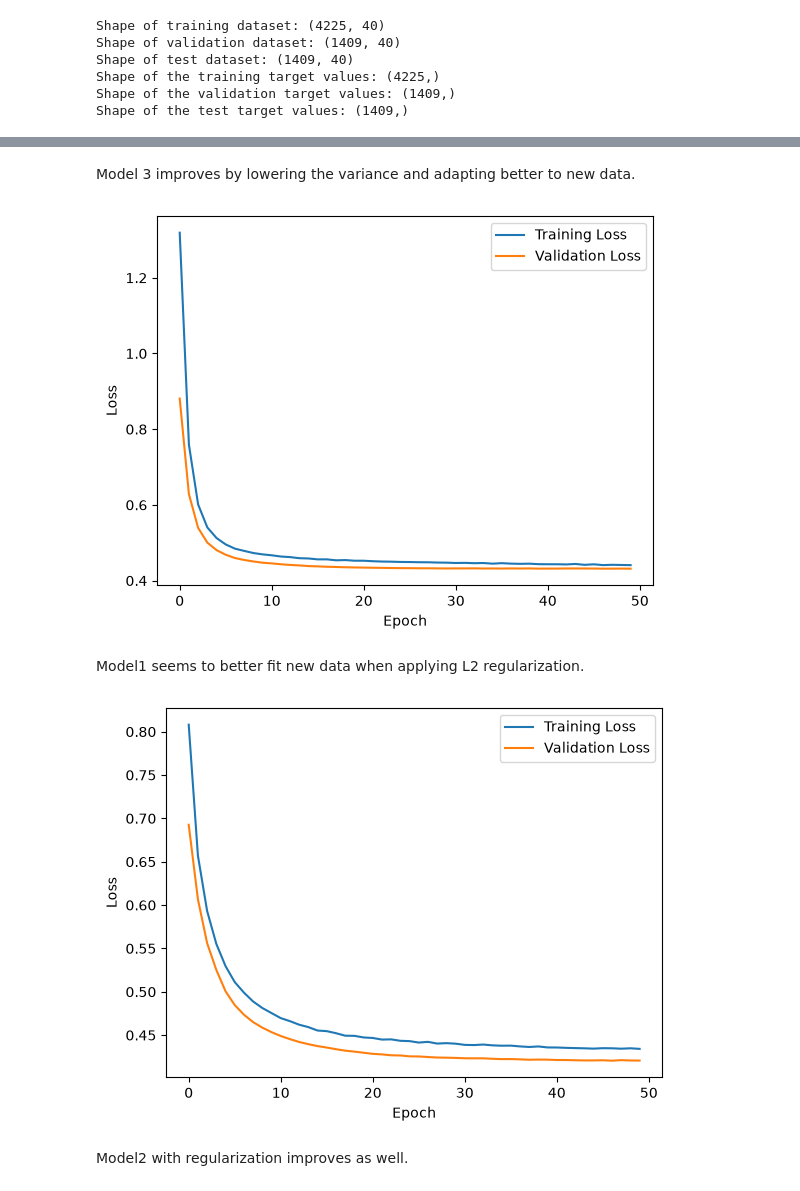
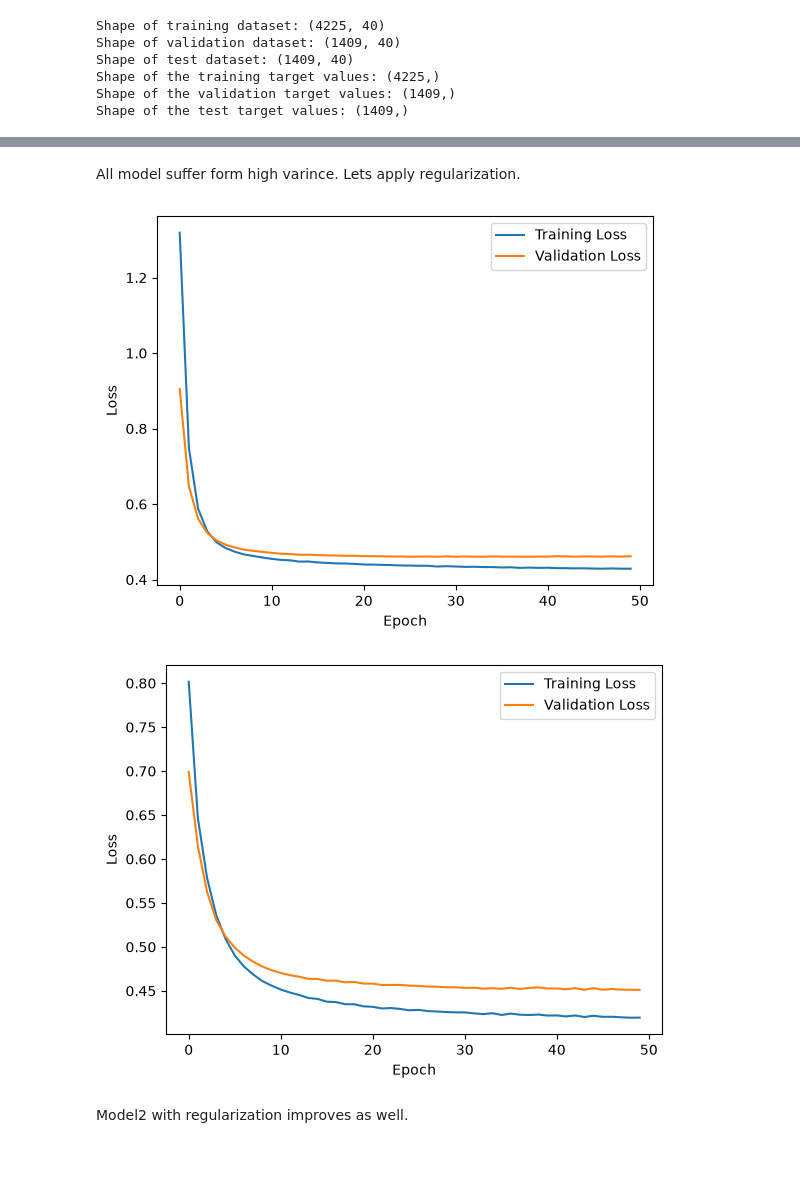
Before and after one commit to andrsma/Telco-Churn, a Jupyter notebook: notebooks/AI_Project_Beginner_Level.ipynb, the cells around one changed output, grey strips where cells are left out. Saved outputs shown, nothing was run; the diff lists cells and outputs as text; code cells hidden in the pictures; blank space fills up the shorter version.

```diff
--- a/notebooks/AI_Project_Beginner_Level.ipynb
+++ b/notebooks/AI_Project_Beginner_Level.ipynb
@@ -307,14 +299,14 @@ Dataset shape before one-hot-encoding categorical features: (7043, 20)
 Dataset shape after one-hot-encoding categorical features (7043, 41)
 # %%
 #Separate dataset into features and label
-y_nn = dataset['Churn']
+y = dataset['Churn']
 #y_dt = dataset['Churn']
-X_nn = dataset.drop('Churn', axis=1)
+X = dataset.drop('Churn', axis=1)
 #X_dt = dataset.drop('Churn', axis=1)
 
-print(y_nn.shape)
+print(y.shape)
 #print(y_dt.shape)
-print(X_nn.shape)
+print(X.shape)
 #print(X_dt.shape)
 # %% [output]
 (7043,)
@@ -336,16 +328,16 @@ The label data is skewed since approximately 74.5% of labels are No-Churn and 25
 #We need to split the dataset intro training, validate and test sets. Sets will be split using a 60/20/20 rule.
 from sklearn.model_selection import train_test_split
 
-X_train_nn, X_, y_train_nn, y_ = train_test_split(X_nn, y_nn, test_size=0.4, random_state=3)
+X_train, X_, y_train, y_ = train_test_split(X, y, test_size=0.4, random_state=3, stratify=y)
 
-X_val_nn, X_test_nn, y_val_nn, y_test_nn = train_test_split(X_, y_, test_size=0.5, random_state=3)
+X_val, X_test, y_val, y_test = train_test_split(X_, y_, test_size=0.5, random_state=3, stratify=y_)
 
-print(f'Shape of training dataset: {X_train_nn.shape}')
-print(f'Shape of validation dataset: {X_val_nn.shape}')
-print(f'Shape of test dataset: {X_test_nn.shape}')
-print(f'Shape of the training target values: {y_train_nn.shape}')
-print(f'Shape of the validation target values: {y_val_nn.shape}')
-print(f'Shape of the test target values: {y_test_nn.shape}')
+print(f'Shape of training dataset: {X_train.shape}')
+print(f'Shape of validation dataset: {X_val.shape}')
+print(f'Shape of test dataset: {X_test.shape}')
+print(f'Shape of the training target values: {y_train.shape}')
+print(f'Shape of the validation target values: {y_val.shape}')
+print(f'Shape of the test target values: {y_test.shape}')
 # %% [output]
 Shape of training dataset: (4225, 40)
 Shape of validation dataset: (1409, 40)
@@ -359,10 +351,7 @@ from sklearn.preprocessing import StandardScaler
 
 columns_to_scale = ['tenure', 'MonthlyCharges', 'TotalCharges']
 
-scaler_nn = StandardScaler()
-X_train_nn_scaled = scaler_nn.fit_transform(X_train_nn, )
-X_val_nn_scaled = scaler_nn.transform(X_val_nn)
-X_test_nn_scaled = scaler_nn.transform(X_test_nn)
-
-type(X_train_nn_scaled)
-X_train_nn_scaled[:5,]
+scaler = StandardScaler()
+X_train_scaled = scaler.fit_transform(X_train, )
+X_val_scaled = scaler.transform(X_val)
+X_test_scaled = scaler.transform(X_test)
@@ -483,5 +454,5 @@ plt.show()
 # %% [markdown]
-Model 3 improves by lowering the variance and adapting better to new data.
+All model suffer form high varince. Lets apply regularization.
 # %%
 #Apply regularization for model1, model2 and model3
 from tensorflow.keras.regularizers import l2
@@ -498,8 +469,8 @@ model1_r = Sequential([
 model1_r.compile(optimizer='adam', loss=BinaryCrossentropy())
 
 history1_r =  model1_r.fit(
-    X_train_nn_scaled, y_train_nn,
-    validation_data=(X_val_nn_scaled, y_val_nn),
+    X_train_scaled, y_train,
+    validation_data=(X_val_scaled, y_val),
     epochs=50, verbose=0
 )
 
@@ -510,35 +481,33 @@ plt.ylabel('Loss')
 plt.legend()
 plt.show()
 # %% [output]
-[figure, old version]
+[figure, new version]
-# %% [markdown]
-Model1 seems to better fit new data when applying L2 regularization.
 # %%
 model2_r = Sequential([
     Input(shape=(40,)),
     Dense(16, activation='relu', kernel_regularizer=l2(0.01)),
     Dense(8, activation='relu', kernel_regularizer=l2(0.01)),
     Dense(1, activation='sigmoid')
 
 ])
 
 model2_r.compile(optimizer='adam', loss=BinaryCrossentropy())
 
 #Train model
 history2_r = model2_r.fit(
-    X_train_nn_scaled, y_train_nn,
-    validation_data=(X_val_nn_scaled, y_val_nn),
+    X_train_scaled, y_train,
+    validation_data=(X_val_scaled, y_val),
     epochs=50, verbose=0
 )
 
 plt.plot(history2_r.history['loss'], label='Training Loss')
 plt.plot(history2_r.history['val_loss'], label='Validation Loss')
 plt.xlabel('Epoch')
 plt.ylabel('Loss')
 plt.legend()
 plt.show()
 # %% [output]
-[figure, old version]
+[figure, new version]
 # %% [markdown]
 Model2 with regularization improves as well.
 # %%
```
Also changed, not shown: parts of 34 cells of this notebook.
